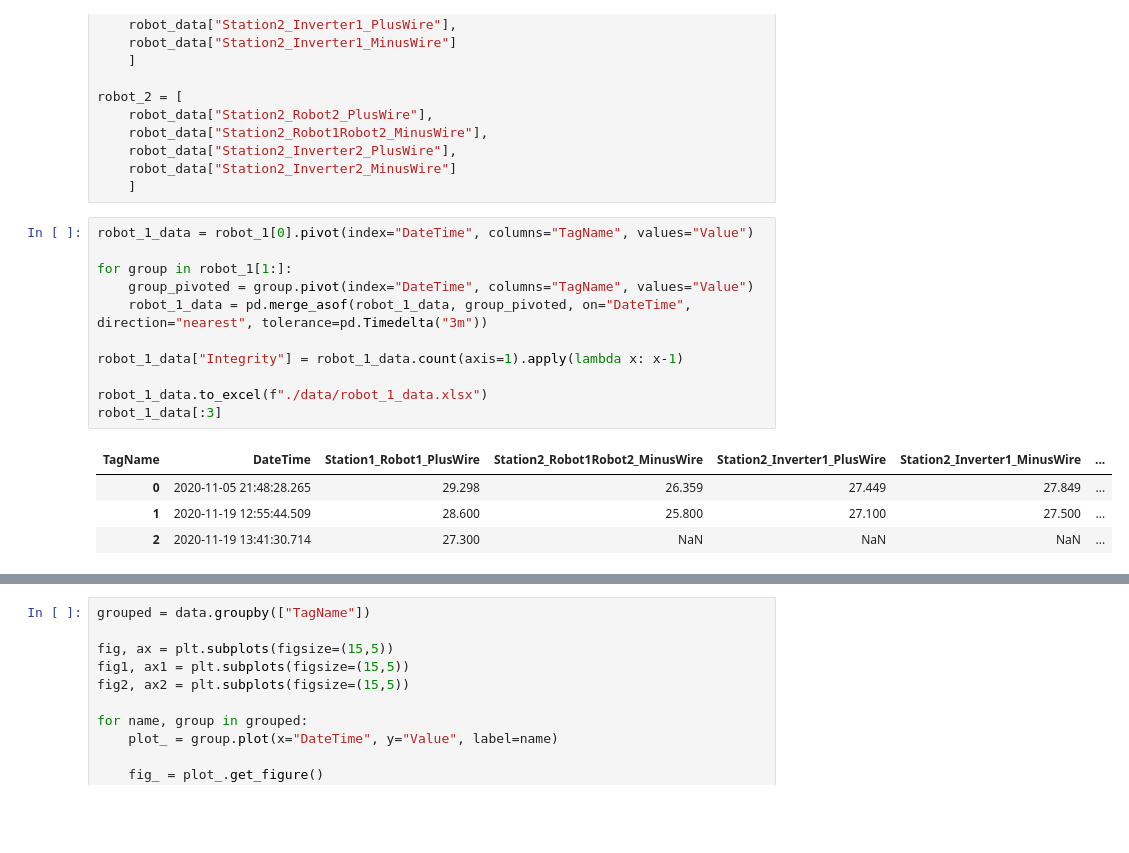
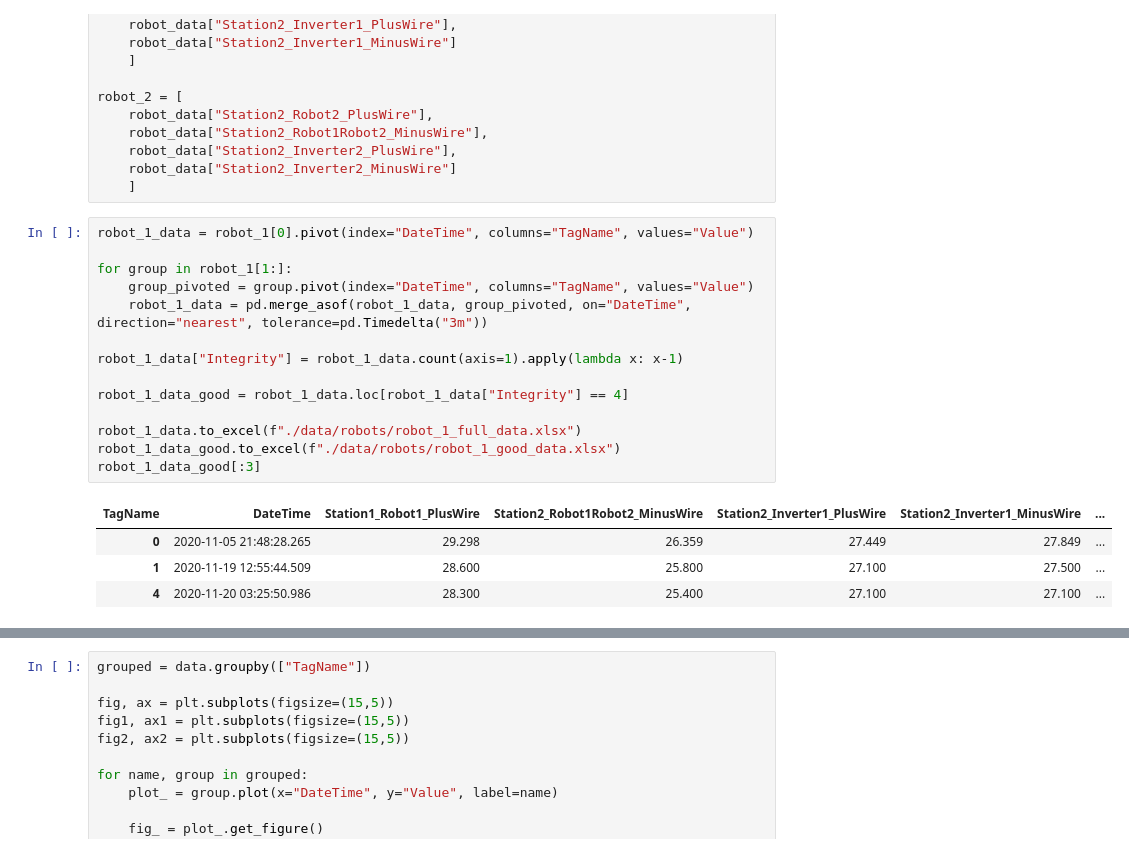
Before and after one commit to Klotske/predictive_analytics, a Jupyter notebook: main.ipynb, the cells around one changed output, grey strips where cells are left out. Cells and saved outputs as stored; diff of their text form; blank space fills up the shorter version.

Commit message:
Filtered good values for each robot

```diff
--- a/main.ipynb
+++ b/main.ipynb
@@ -65,19 +65,22 @@ robot_2 = [
 # %%
 robot_1_data = robot_1[0].pivot(index="DateTime", columns="TagName", values="Value")
 
 for group in robot_1[1:]:
     group_pivoted = group.pivot(index="DateTime", columns="TagName", values="Value")
     robot_1_data = pd.merge_asof(robot_1_data, group_pivoted, on="DateTime", direction="nearest", tolerance=pd.Timedelta("3m"))
 
 robot_1_data["Integrity"] = robot_1_data.count(axis=1).apply(lambda x: x-1)
 
-robot_1_data.to_excel(f"./data/robot_1_data.xlsx")
-robot_1_data[:3]
+robot_1_data_good = robot_1_data.loc[robot_1_data["Integrity"] == 4]
+
+robot_1_data.to_excel(f"./data/robots/robot_1_full_data.xlsx")
+robot_1_data_good.to_excel(f"./data/robots/robot_1_good_data.xlsx")
+robot_1_data_good[:3]
 # %% [output]
 | TagName | DateTime | Station1_Robot1_PlusWire | Station2_Robot1Robot2_MinusWire | Station2_Inverter1_PlusWire | Station2_Inverter1_MinusWire | ... |
 | 0 | 2020-11-05 21:48:28.265 | 29.298 | 26.359 | 27.449 | 27.849 | ... |
 | 1 | 2020-11-19 12:55:44.509 | 28.600 | 25.800 | 27.100 | 27.500 | ... |
-| 2 | 2020-11-19 13:41:30.714 | 27.300 | NaN | NaN | NaN | ... |
+| 4 | 2020-11-20 03:25:50.986 | 28.300 | 25.400 | 27.100 | 27.100 | ... |
 # %%
 robot_2_data = robot_2[0].pivot(index="DateTime", columns="TagName", values="Value")
 
```
Also changed, not shown: parts of 1 cell of this notebook, 5 other files.
